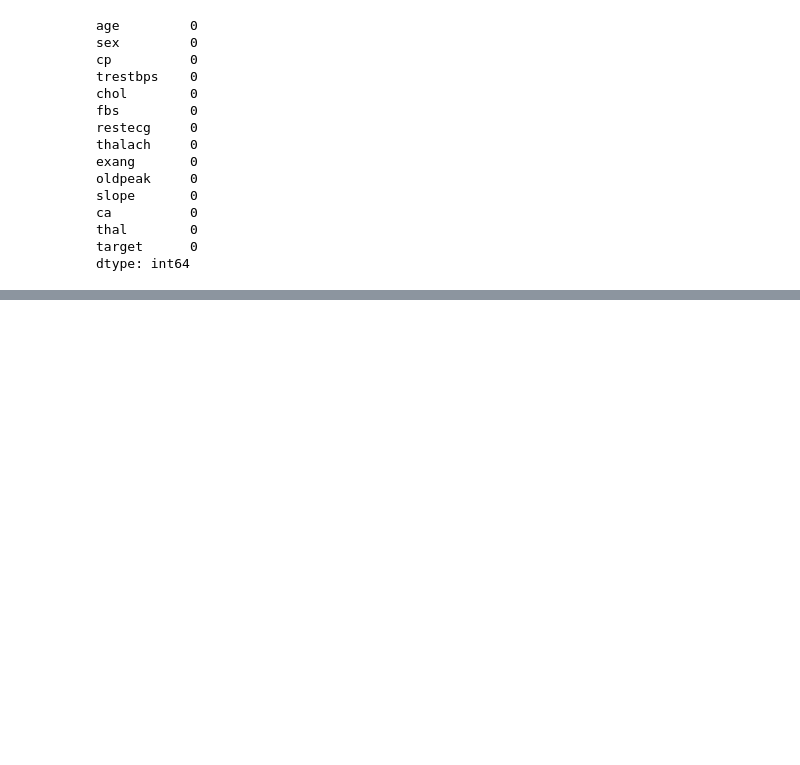
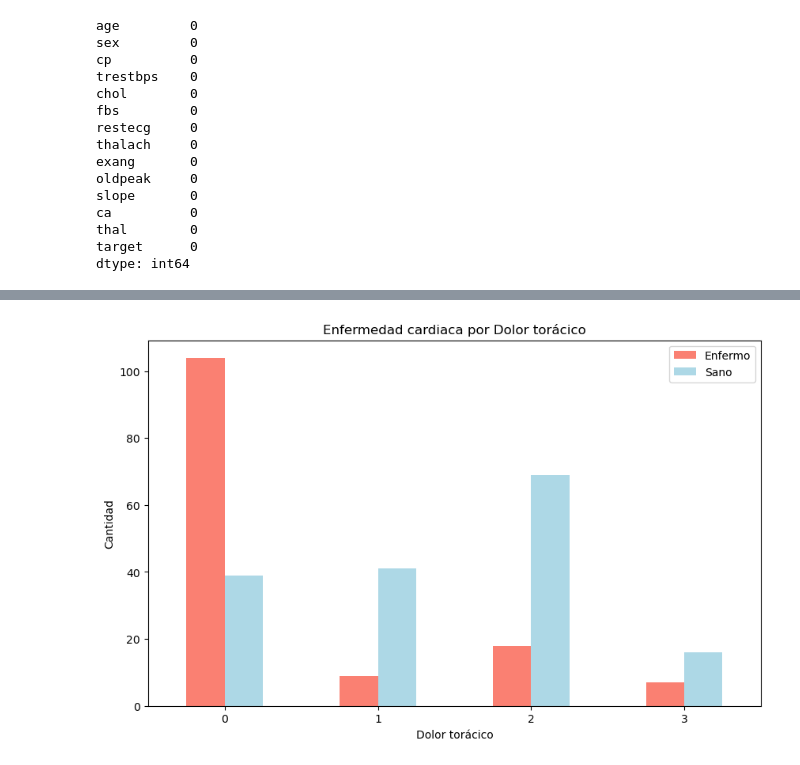
Before and after one commit to jjvemz/machine-learning-bootcamp-, a Jupyter notebook: HeartDiseaseProject/end-to-end heart disease predictions.ipynb, the cells around one changed output, grey strips where cells are left out. Cells and saved outputs as stored; diff of their text form; code cells hidden in the pictures; blank space fills up the shorter version.

```diff
--- a/HeartDiseaseProject/end-to-end heart disease predictions.ipynb
+++ b/HeartDiseaseProject/end-to-end heart disease predictions.ipynb
@@ -247,0 +336,12 @@ dtype: int64
+# %%
+pd.crosstab(df.cp, df.target).plot(kind="bar",
+                                   figsize=(10, 6),
+                                   color=["salmon", "lightblue"])
+
+plt.title("Enfermedad cardiaca por Dolor torácico")
+plt.xlabel("Dolor torácico")
+plt.ylabel("Cantidad")
+plt.legend(["Enfermo", "Sano"])
+plt.xticks(rotation=0);
+# %% [output]
+[figure, added]
```
Also changed, not shown: parts of 26 cells of this notebook.
